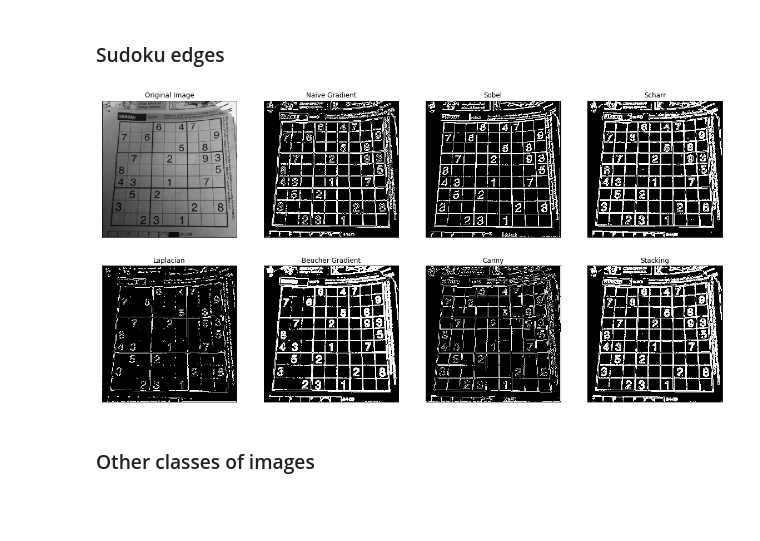
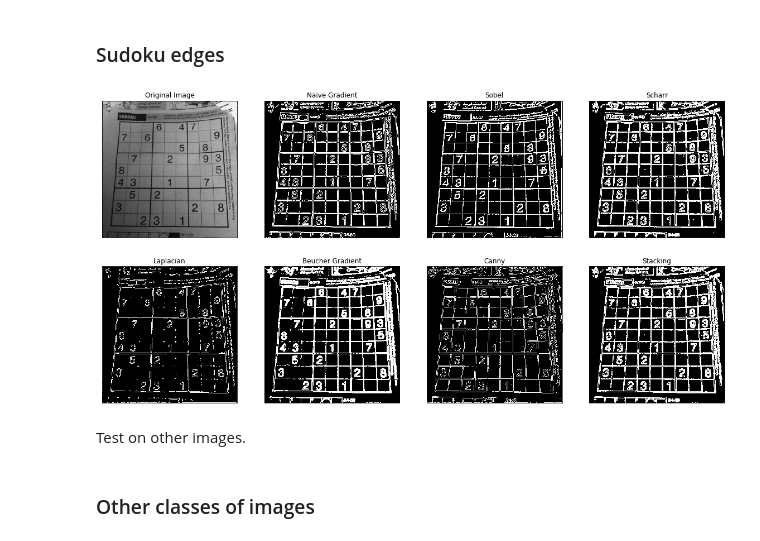
Before and after one commit to hokolomopo/Edge-and-Ellipse-detection, a Jupyter notebook: Report.ipynb, the cells around one changed output. Saved outputs shown, nothing was run; the diff lists cells and outputs as text; code cells hidden in the pictures; blank space fills up the shorter version.

Commit message:
add test on other images

```diff
--- a/Report.ipynb
+++ b/Report.ipynb
@@ -131,17 +150,19 @@ tools.multiPlot(2, 4,
 # %%
 img = load_gray_img("img/sudoku.png")
 
-naive_grad = get_optimal_grads("sudoku", "Naive Gradient")
-sobel_grad = get_optimal_grads("sudoku", "Sobel")
-scharr_grad = get_optimal_grads("sudoku", "Scharr")
-canny_grad = get_optimal_grads("sudoku", "Canny")
-beucher_grad = get_optimal_grads("sudoku", "Beucher")
-stacking_grad = get_optimal_grads("sudoku", "Stacking")
-laplacian_grad = get_optimal_grads("sudoku", "Laplacian")
+naive_grad = get_optimal_grads("sudoku", "sudoku", "Naive Gradient")
+sobel_grad = get_optimal_grads("sudoku", "sudoku", "Sobel")
+scharr_grad = get_optimal_grads("sudoku", "sudoku", "Scharr")
+canny_grad = get_optimal_grads("sudoku", "sudoku", "Canny")
+beucher_grad = get_optimal_grads("sudoku", "sudoku", "Beucher")
+stacking_grad = get_optimal_grads("sudoku", "sudoku", "Stacking")
+laplacian_grad = get_optimal_grads("sudoku", "sudoku", "Laplacian")
 
 tools.multiPlot(2, 4,
         (img, naive_grad, sobel_grad, scharr_grad, laplacian_grad, beucher_grad, canny_grad, stacking_grad),
         ('Original Image', 'Naive Gradient', 'Sobel', 'Scharr', 'Laplacian', 'Beucher Gradient', 'Canny', 'Stacking'),
         cmap_tuple=(cm.gray, cm.gray, cm.gray, cm.gray, cm.gray, cm.gray, cm.gray, cm.gray))
 # %% [output]
-[figure, old version]
+[figure, new version]
+# %% [markdown]
+Test on other images.
```
Also changed, not shown: parts of 10 cells of this notebook, 10 other files.
